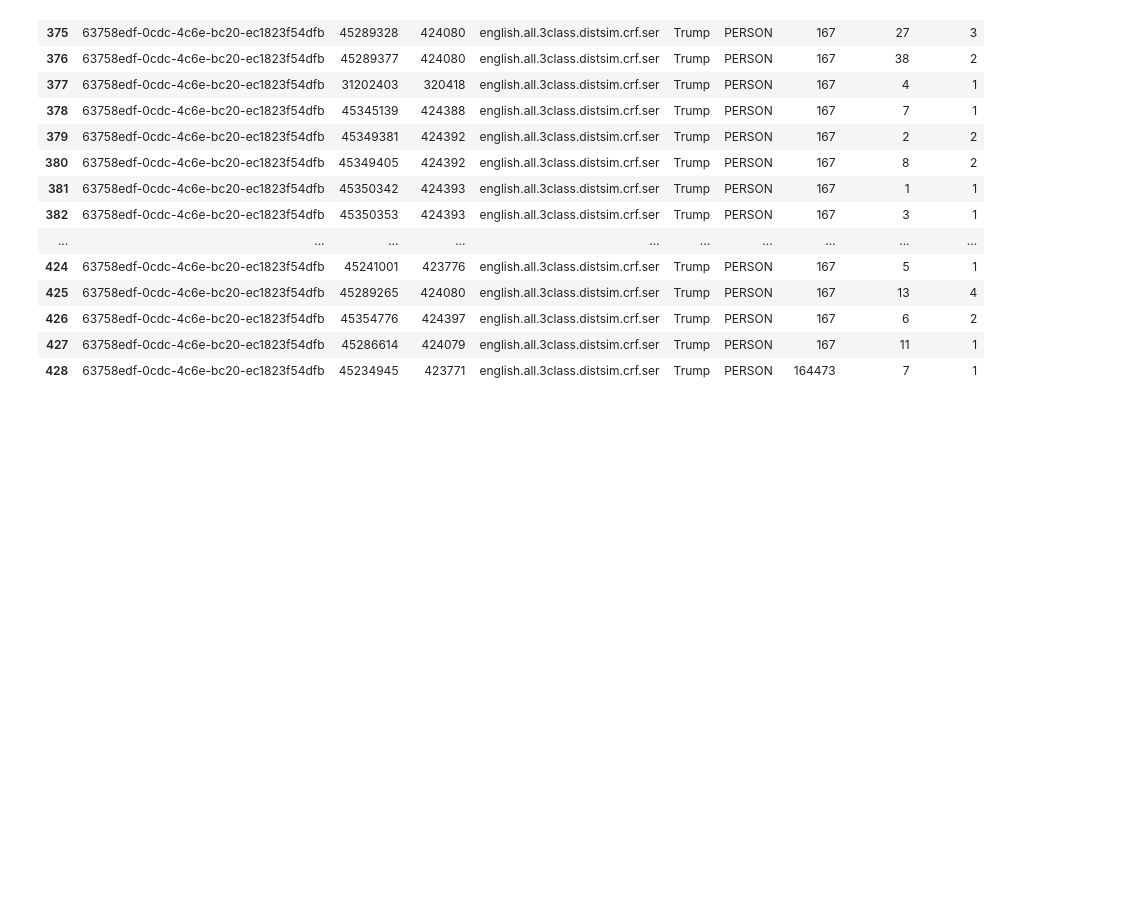
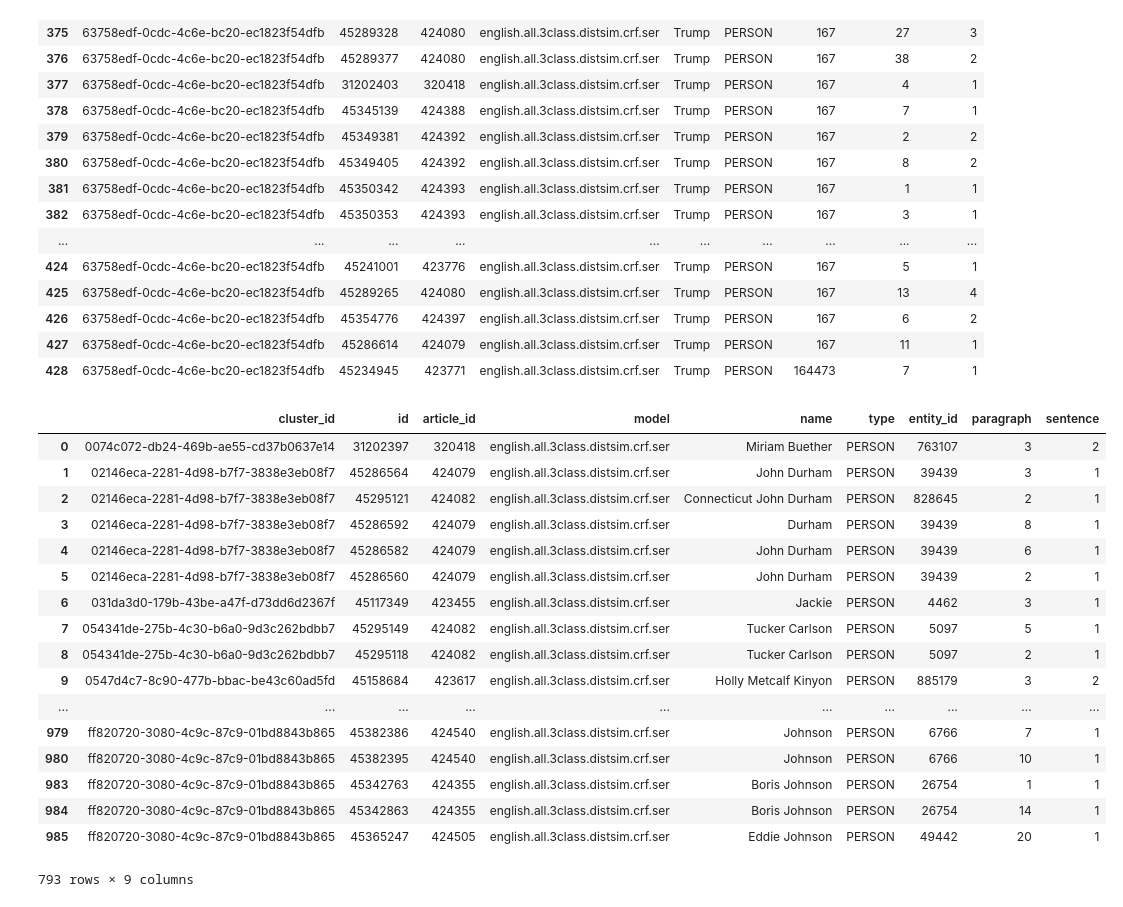
Before and after one commit to TeeanRonson/EntityResolution, a Jupyter notebook: EntityResolutionModel1.ipynb, the cells around one changed output. Cells and saved outputs as stored; diff of their text form; code cells hidden in the pictures; blank space fills up the shorter version.

```diff
--- a/EntityResolutionModel1.ipynb
+++ b/EntityResolutionModel1.ipynb
@@ -268,3 +345,26 @@ grouped_name.get_group('Trump')
 | 426 | 63758edf-0cdc-4c6e-bc20-ec1823f54dfb | 45354776 | 424397 | english.all.3class.distsim.crf.ser | Trump | PERSON | 167 | 6 | 2 |
 | 427 | 63758edf-0cdc-4c6e-bc20-ec1823f54dfb | 45286614 | 424079 | english.all.3class.distsim.crf.ser | Trump | PERSON | 167 | 11 | 1 |
 | 428 | 63758edf-0cdc-4c6e-bc20-ec1823f54dfb | 45234945 | 423771 | english.all.3class.distsim.crf.ser | Trump | PERSON | 164473 | 7 | 1 |
+# %%
+# for each name calculate the number of errors in each of its groupings
+
+grouped_name.head()
+# %% [output]
+|  | cluster_id | id | article_id | model | name | type | entity_id | paragraph | sentence |
+| 0 | 0074c072-db24-469b-ae55-cd37b0637e14 | 31202397 | 320418 | english.all.3class.distsim.crf.ser | Miriam Buether | PERSON | 763107 | 3 | 2 |
+| 1 | 02146eca-2281-4d98-b7f7-3838e3eb08f7 | 45286564 | 424079 | english.all.3class.distsim.crf.ser | John Durham | PERSON | 39439 | 3 | 1 |
+| 2 | 02146eca-2281-4d98-b7f7-3838e3eb08f7 | 45295121 | 424082 | english.all.3class.distsim.crf.ser | Connecticut John Durham | PERSON | 828645 | 2 | 1 |
+| 3 | 02146eca-2281-4d98-b7f7-3838e3eb08f7 | 45286592 | 424079 | english.all.3class.distsim.crf.ser | Durham | PERSON | 39439 | 8 | 1 |
+| 4 | 02146eca-2281-4d98-b7f7-3838e3eb08f7 | 45286582 | 424079 | english.all.3class.distsim.crf.ser | John Durham | PERSON | 39439 | 6 | 1 |
+| 5 | 02146eca-2281-4d98-b7f7-3838e3eb08f7 | 45286560 | 424079 | english.all.3class.distsim.crf.ser | John Durham | PERSON | 39439 | 2 | 1 |
+| 6 | 031da3d0-179b-43be-a47f-d73dd6d2367f | 45117349 | 423455 | english.all.3class.distsim.crf.ser | Jackie | PERSON | 4462 | 3 | 1 |
+| 7 | 054341de-275b-4c30-b6a0-9d3c262bdbb7 | 45295149 | 424082 | english.all.3class.distsim.crf.ser | Tucker Carlson | PERSON | 5097 | 5 | 1 |
+| 8 | 054341de-275b-4c30-b6a0-9d3c262bdbb7 | 45295118 | 424082 | english.all.3class.distsim.crf.ser | Tucker Carlson | PERSON | 5097 | 2 | 1 |
+| 9 | 0547d4c7-8c90-477b-bbac-be43c60ad5fd | 45158684 | 423617 | english.all.3class.distsim.crf.ser | Holly Metcalf Kinyon | PERSON | 885179 | 3 | 2 |
+| ... | ... | ... | ... | ... | ... | ... | ... | ... | ... |
+| 979 | ff820720-3080-4c9c-87c9-01bd8843b865 | 45382386 | 424540 | english.all.3class.distsim.crf.ser | Johnson | PERSON | 6766 | 7 | 1 |
+| 980 | ff820720-3080-4c9c-87c9-01bd8843b865 | 45382395 | 424540 | english.all.3class.distsim.crf.ser | Johnson | PERSON | 6766 | 10 | 1 |
+| 983 | ff820720-3080-4c9c-87c9-01bd8843b865 | 45342763 | 424355 | english.all.3class.distsim.crf.ser | Boris Johnson | PERSON | 26754 | 1 | 1 |
+| 984 | ff820720-3080-4c9c-87c9-01bd8843b865 | 45342863 | 424355 | english.all.3class.distsim.crf.ser | Boris Johnson | PERSON | 26754 | 14 | 1 |
+| 985 | ff820720-3080-4c9c-87c9-01bd8843b865 | 45365247 | 424505 | english.all.3class.distsim.crf.ser | Eddie Johnson | PERSON | 49442 | 20 | 1 |
+793 rows × 9 columns
```
Also changed, not shown: parts of 28 cells of this notebook, 5 other files.
